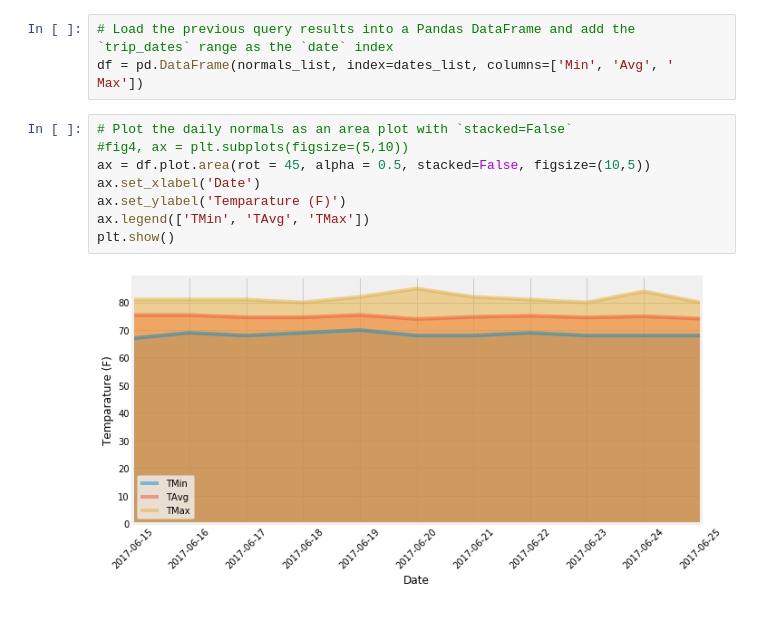
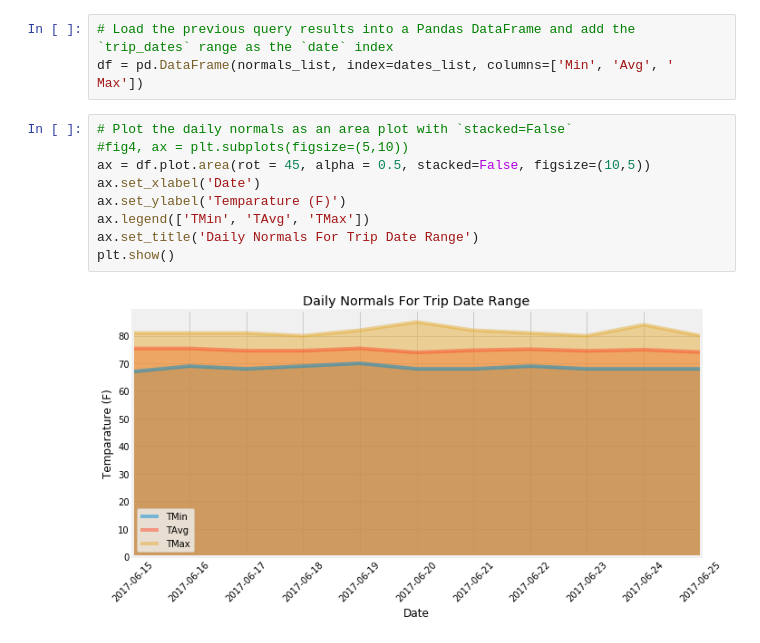
Before and after one commit to etumi/sqlalchemy-challenge, a Jupyter notebook: climate_starter.ipynb, the cells around one changed output. Drawn from its saved outputs; the diff is of its cells as text.

```diff
--- a/climate_starter.ipynb
+++ b/climate_starter.ipynb
@@ -299,10 +299,11 @@ df = pd.DataFrame(normals_list, index=dates_list, columns=['Min', 'Avg', ' Max']
 # %%
 # Plot the daily normals as an area plot with `stacked=False`
 #fig4, ax = plt.subplots(figsize=(5,10))
 ax = df.plot.area(rot = 45, alpha = 0.5, stacked=False, figsize=(10,5))
 ax.set_xlabel('Date')
 ax.set_ylabel('Temparature (F)')
 ax.legend(['TMin', 'TAvg', 'TMax'])
+ax.set_title('Daily Normals For Trip Date Range')
 plt.show()
 # %% [output]
-[figure, old version]
+[figure, new version]
```
Also changed, not shown: parts of 1 cell of this notebook.
